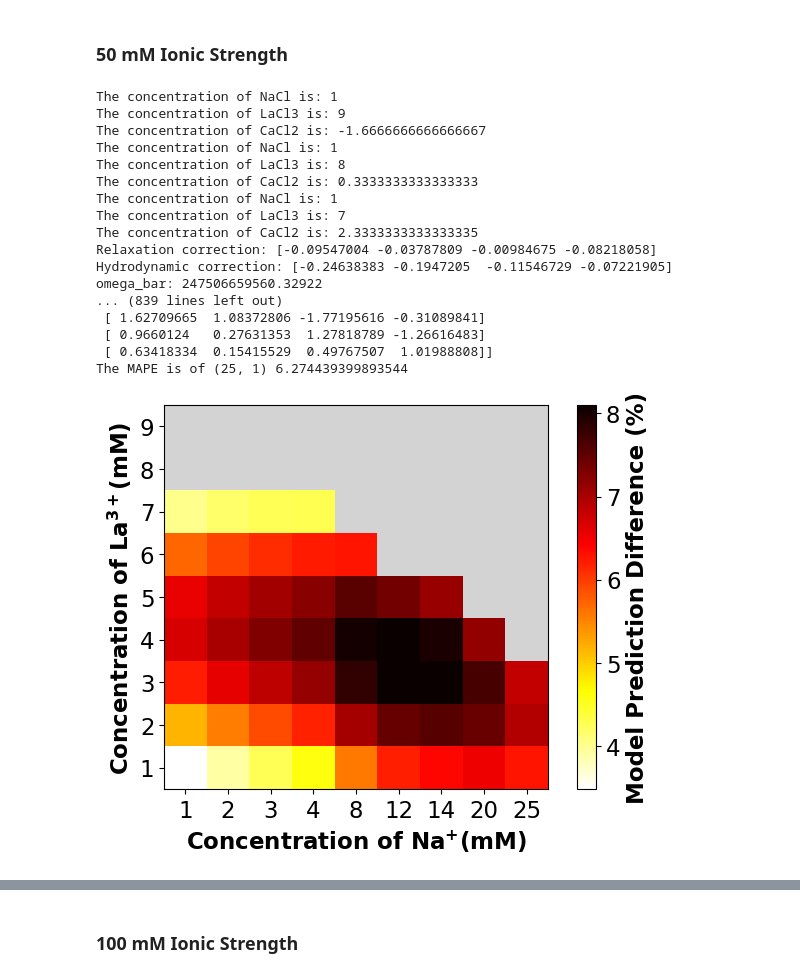
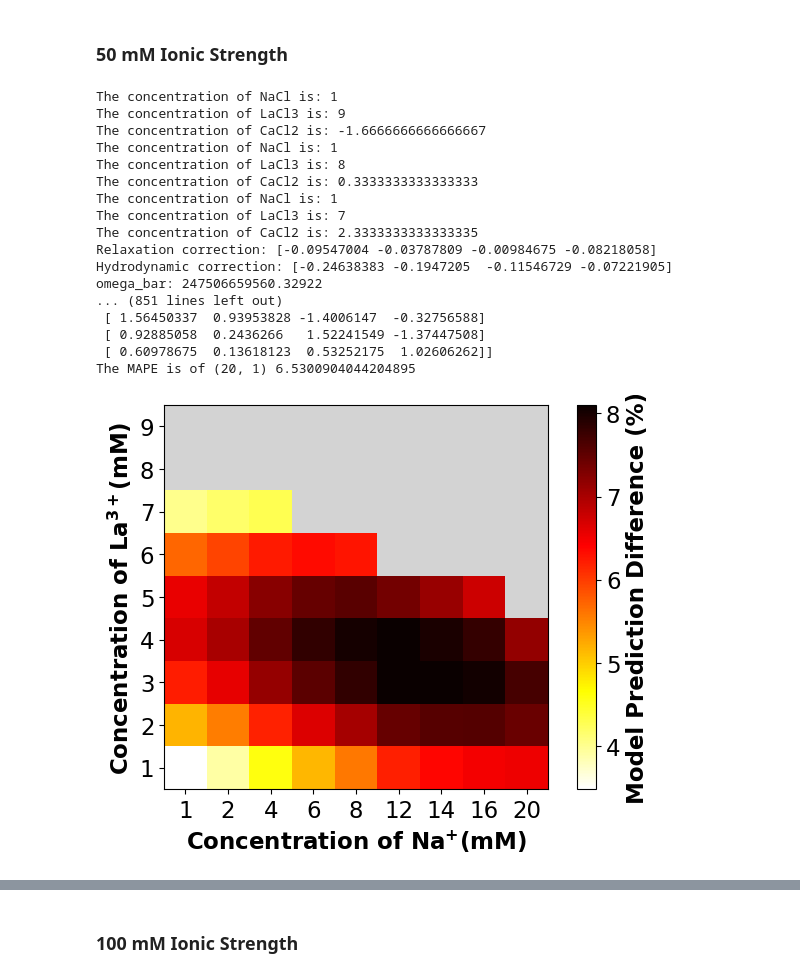
Before and after one commit to dowlinglab/salts-conductivity-modelling, a Jupyter notebook: Three-salt-experiments.ipynb, the cells around one changed output, grey strips where cells are left out. Saved outputs shown, nothing was run; the diff lists cells and outputs as text; code cells hidden in the pictures.

```diff
--- a/Three-salt-experiments.ipynb
+++ b/Three-salt-experiments.ipynb
@@ -436,30 +432,30 @@ def plot_heatmap(data, y_label, x_label, colorbar_label, figure_name):
 # %%
 # desired ionic strength in mM
 ionic_strength_50 = 50
 
 # cation concentration in mM
 # na_50 = [1, 2, 4, 6, 8, 10]
 # la_50 = [6, 5, 4, 3, 2, 1]
-na_50 = [1, 2, 3, 4, 8, 12, 14, 20, 25]
+na_50 = [1, 2, 4, 6, 8, 12, 14, 16, 20]
 la_50 = [9, 8, 7, 6, 5, 4, 3, 2, 1]
 
 three_salts_conc(la_50, na_50, ionic_strength_50, "ionic_str_50")
 # %% [output]
 The concentration of NaCl is: 1
 The concentration of LaCl3 is: 9
 The concentration of CaCl2 is: -1.6666666666666667
 The concentration of NaCl is: 1
 The concentration of LaCl3 is: 8
 The concentration of CaCl2 is: 0.3333333333333333
 The concentration of NaCl is: 1
 The concentration of LaCl3 is: 7
 The concentration of CaCl2 is: 2.3333333333333335
 Relaxation correction: [-0.09547004 -0.03787809 -0.00984675 -0.08218058]
 Hydrodynamic correction: [-0.24638383 -0.1947205  -0.11546729 -0.07221905]
 omega_bar: 247506659560.32922
-... (839 lines left out)
- [ 1.62709665  1.08372806 -1.77195616 -0.31089841]
- [ 0.9660124   0.27631353  1.27818789 -1.26616483]
- [ 0.63418334  0.15415529  0.49767507  1.01988808]]
-The MAPE is of (25, 1) 6.274439399893544
+... (851 lines left out)
+ [ 1.56450337  0.93953828 -1.4006147  -0.32756588]
+ [ 0.92885058  0.2436266   1.52241549 -1.37447508]
+ [ 0.60978675  0.13618123  0.53252175  1.02606262]]
+The MAPE is of (20, 1) 6.5300904044204895
-[figure, old version]
+[figure, new version]
```
Also changed, not shown: parts of 11 cells of this notebook, 27 other files.
